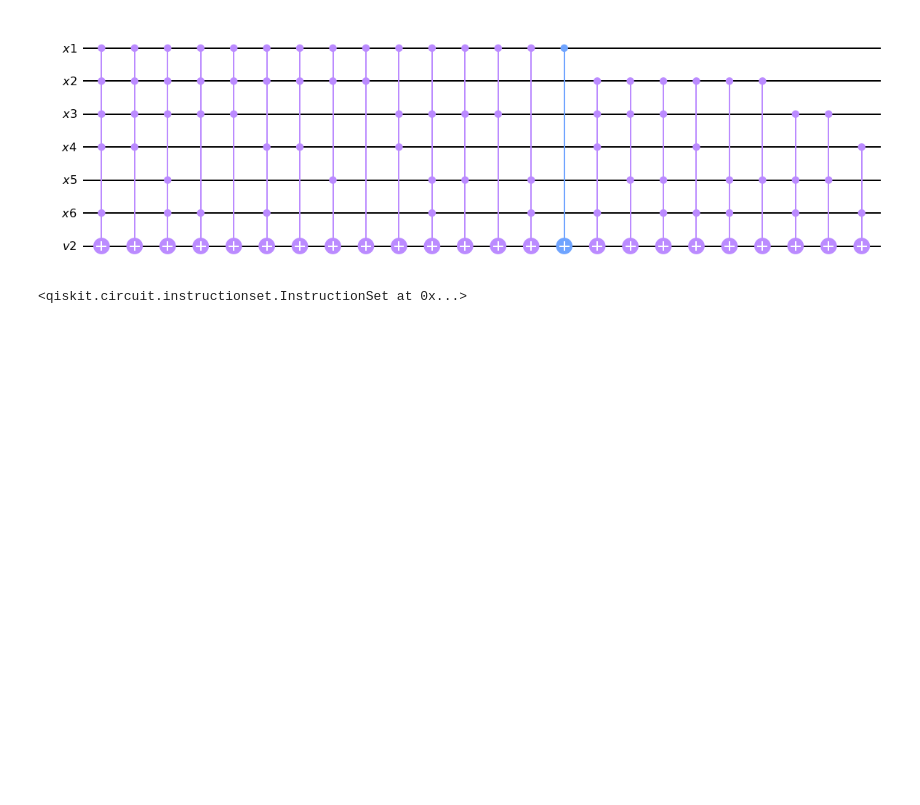
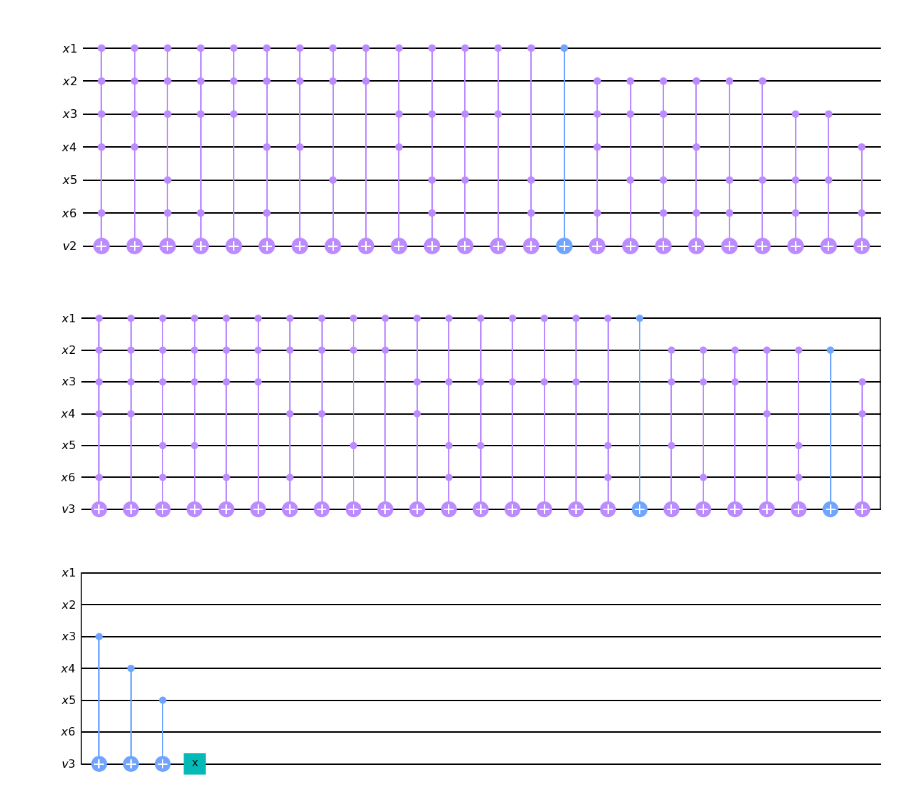
Before and after one commit to nekomorphism/binary-octohedral-group, a Jupyter notebook: bo-trace-circ.ipynb, the cells around one changed output. Drawn from its saved outputs; the diff is of its cells as text; code cells hidden in the pictures; blank space fills up the shorter version.

```diff
--- a/bo-trace-circ.ipynb
+++ b/bo-trace-circ.ipynb
@@ -250,35 +212,37 @@ squishv3 = QuantumCircuit(x1,x2,x3,x4,x5,x6,v3, name=" [Squish v3] ")
 
 squishv3.mcx([x1,x2,x3,x4,x6],v3)
 squishv3.mcx([x1,x2,x3,x4],v3)
 squishv3.mcx([x1,x2,x3,x5,x6],v3)
 squishv3.mcx([x1,x2,x3,x5],v3)
 squishv3.mcx([x1,x2,x3,x6],v3)
 squishv3.mcx([x1,x2,x3],v3)
 squishv3.mcx([x1,x2,x4,x6],v3)
 squishv3.mcx([x1,x2,x4],v3)
 squishv3.mcx([x1,x2,x5],v3)
 squishv3.mcx([x1,x2],v3)
 squishv3.mcx([x1,x3,x4],v3)
 squishv3.mcx([x1,x3,x5,x6],v3)
 squishv3.mcx([x1,x3,x5],v3)
 squishv3.mcx([x1,x3],v3)
 squishv3.mcx([x1,x3],v3)
 squishv3.mcx([x1,x3],v3)
 squishv3.mcx([x1,x5,x6],v3)
 squishv3.mcx([x1],v3)
 squishv3.mcx([x2,x3,x5],v3)
 squishv3.mcx([x2,x3,x6],v3)
 squishv3.mcx([x2,x3],v3)
 squishv3.mcx([x2,x4],v3)
 squishv3.mcx([x2,x5,x6],v3)
 squishv3.mcx([x2],v3)
 squishv3.mcx([x3,x4],v3)
 squishv3.mcx([x3],v3)
 squishv3.mcx([x4],v3)
 squishv3.mcx([x5],v3)
-squishv3.x(v
+squishv3.x(v3)
+
+squishv3.draw("mpl")
 # %% [output]
-<qiskit.circuit.instructionset.InstructionSet at 0x...>
+[figure, added]
 # %%
 squish = QuantumCircuit(x1,x2,x3,x4,x5,x6,v1,v2,v3, name=" [Squish Gate] ")
 squish.append(squishv1, [x1,x2,x3,x4,x5,x6,v1])
```
Also changed, not shown: parts of 12 cells of this notebook, 1 other file.
